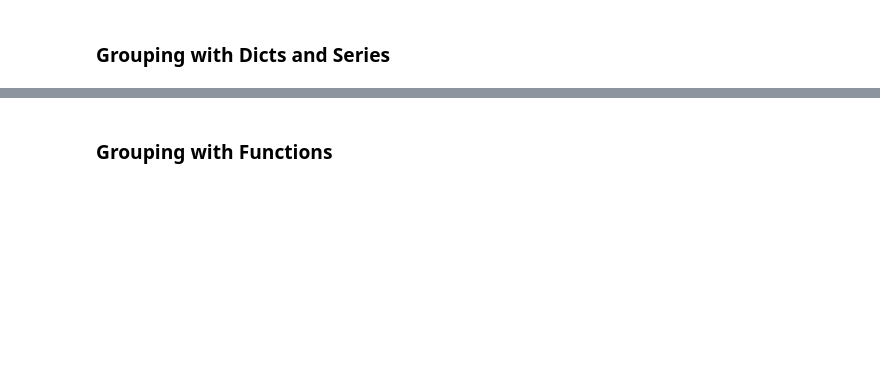
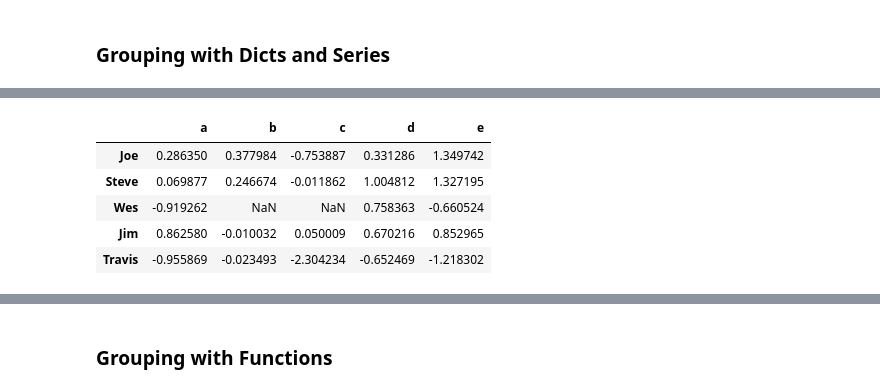
Before and after one commit to lee7py/Pydata-ANS-VIS, a Jupyter notebook: data code/ch10-study.ipynb, the cells around one changed output, grey strips where cells are left out. Cells and saved outputs as stored; diff of their text form; code cells hidden in the pictures; blank space fills up the shorter version.

```diff
--- a/data code/ch10-study.ipynb
+++ b/data code/ch10-study.ipynb
@@ -230 +387,11 @@ people
+# %%
+people.iloc[2:3, [1, 2]] = np.nan # Add a few NA values
+people
+# %% [output]
+|  | a | b | c | d | e |
+| Joe | 0.286350 | 0.377984 | -0.753887 | 0.331286 | 1.349742 |
+| Steve | 0.069877 | 0.246674 | -0.011862 | 1.004812 | 1.327195 |
+| Wes | -0.919262 | NaN | NaN | 0.758363 | -0.660524 |
+| Jim | 0.862580 | -0.010032 | 0.050009 | 0.670216 | 0.852965 |
+| Travis | -0.955869 | -0.023493 | -2.304234 | -0.652469 | -1.218302 |
 # %%
```
Also changed, not shown: parts of 47 cells of this notebook, 2 other files.
